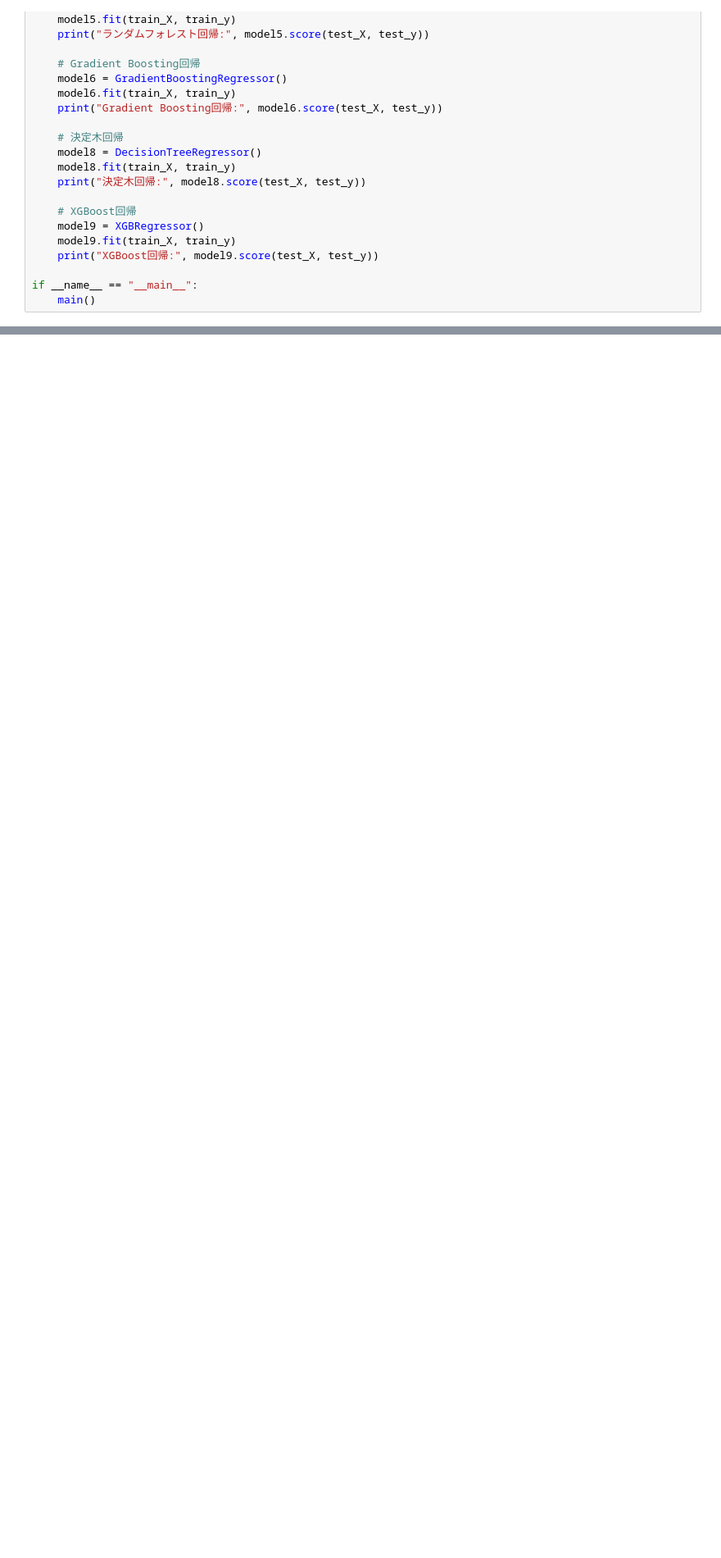
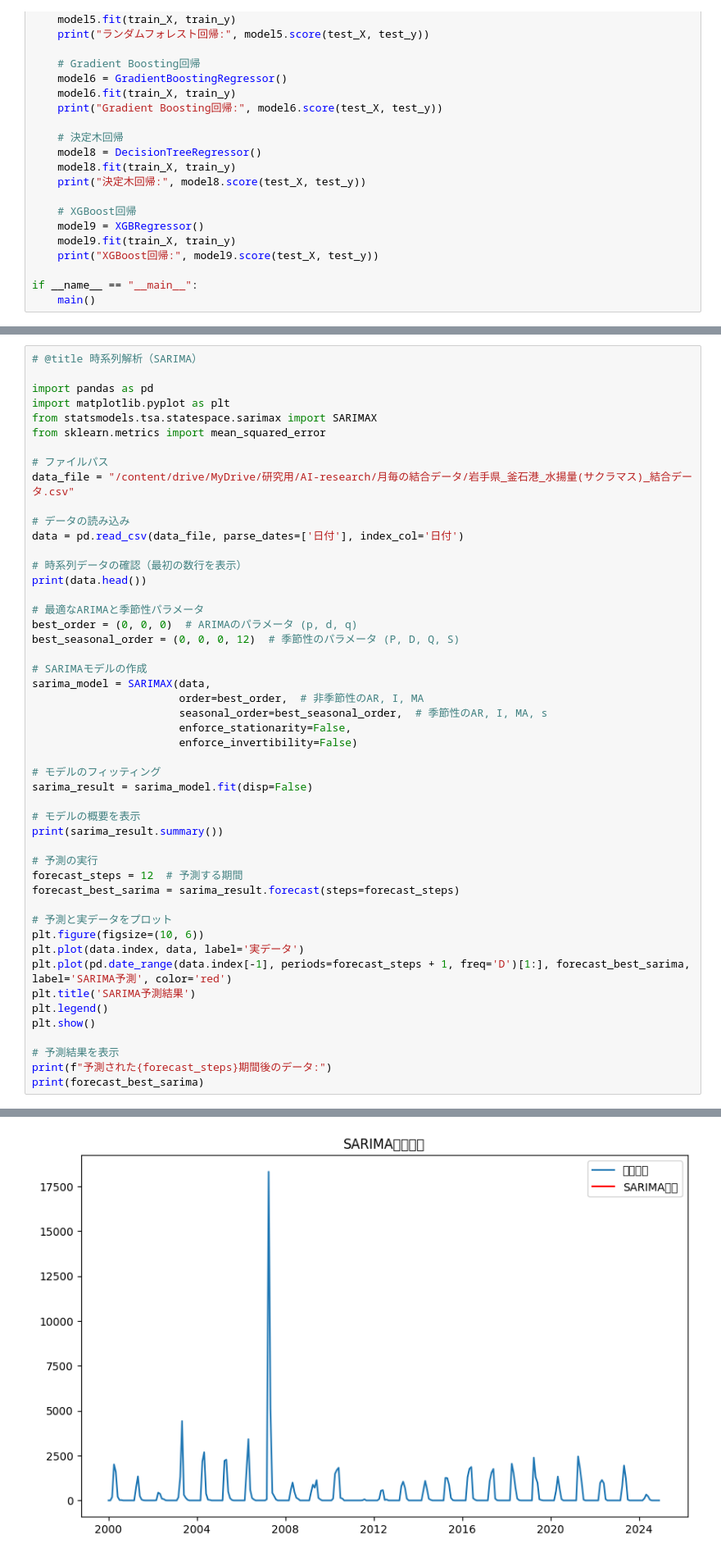
Before and after one commit to taka-yu-ki/AI-research, a Jupyter notebook: AI・メディア信号処理研究室_研究用.ipynb, the cells around one changed output, grey strips where cells are left out. Shown at 82% size. Drawn from its saved outputs; the diff is of its cells as text; blank space fills up the shorter version.

```diff
--- a/AI・メディア信号処理研究室_研究用.ipynb
+++ b/AI・メディア信号処理研究室_研究用.ipynb
@@ -325,0 +445,50 @@ if __name__ == "__main__":
+# %%
+# @title 時系列解析（SARIMA）
+
+import pandas as pd
+import matplotlib.pyplot as plt
+from statsmodels.tsa.statespace.sarimax import SARIMAX
+from sklearn.metrics import mean_squared_error
+
+# ファイルパス
+data_file = "/content/drive/MyDrive/研究用/AI-research/月毎の結合データ/岩手県_釜石港_水揚量(サクラマス)_結合データ.csv"
+
+# データの読み込み
+data = pd.read_csv(data_file, parse_dates=['日付'], index_col='日付')
+
+# 時系列データの確認（最初の数行を表示）
+print(data.head())
+
+# 最適なARIMAと季節性パラメータ
+best_order = (0, 0, 0)  # ARIMAのパラメータ (p, d, q)
+best_seasonal_order = (0, 0, 0, 12)  # 季節性のパラメータ (P, D, Q, S)
+
+# SARIMAモデルの作成
+sarima_model = SARIMAX(data,
+                       order=best_order,  # 非季節性のAR, I, MA
+                       seasonal_order=best_seasonal_order,  # 季節性のAR, I, MA, s
+                       enforce_stationarity=False,
+                       enforce_invertibility=False)
+
+# モデルのフィッティング
+sarima_result = sarima_model.fit(disp=False)
+
+# モデルの概要を表示
+print(sarima_result.summary())
+
+# 予測の実行
+forecast_steps = 12  # 予測する期間
+forecast_best_sarima = sarima_result.forecast(steps=forecast_steps)
+
+# 予測と実データをプロット
+plt.figure(figsize=(10, 6))
+plt.plot(data.index, data, label='実データ')
+plt.plot(pd.date_range(data.index[-1], periods=forecast_steps + 1, freq='D')[1:], forecast_best_sarima, label='SARIMA予測', color='red')
+plt.title('SARIMA予測結果')
+plt.legend()
+plt.show()
+
+# 予測結果を表示
+print(f"予測された{forecast_steps}期間後のデータ:")
+print(forecast_best_sarima)
+# %% [output]
@@ -325,0 +519 @@ if __name__ == "__main__":
+[figure, added]
```
Also changed, not shown: parts of 14 cells of this notebook.
